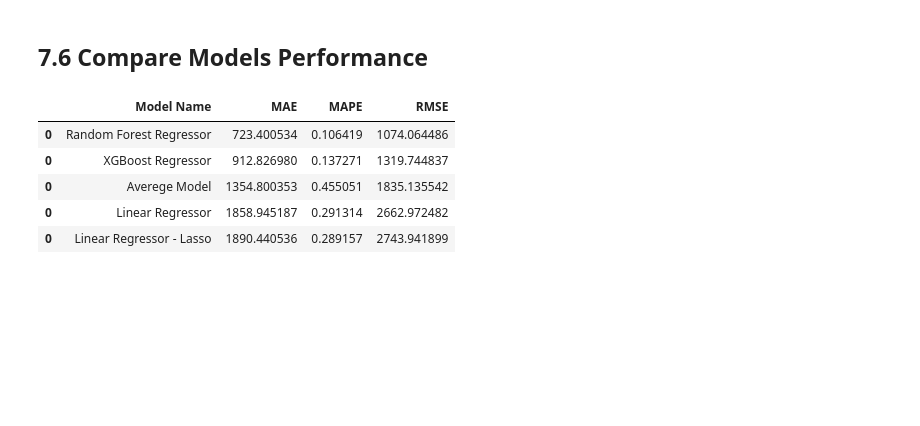
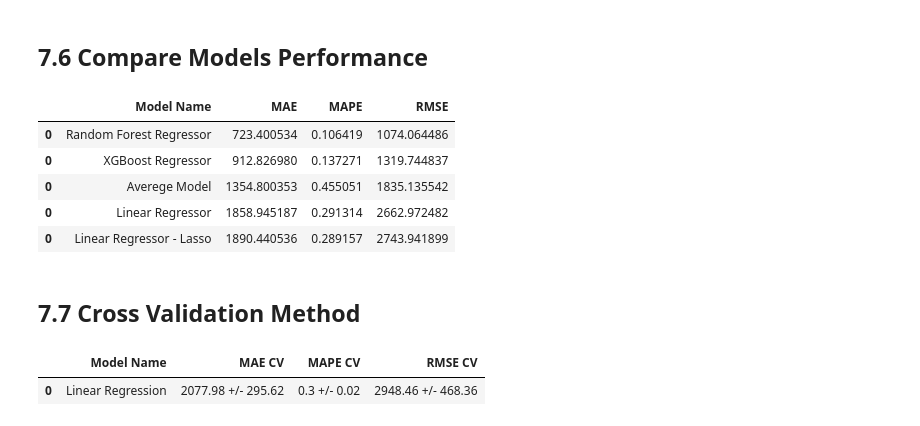
Before and after one commit to elielsantospaes/DS_em_Producao, a Jupyter notebook: Módulo_9_v1_store_sales_prediction.ipynb, the cells around one changed output. Drawn from its saved outputs; the diff is of its cells as text; code cells hidden in the pictures; blank space fills up the shorter version.

Commit message:
Implementacao da funcao de cross validation

```diff
--- a/Módulo_9_v1_store_sales_prediction.ipynb
+++ b/Módulo_9_v1_store_sales_prediction.ipynb
@@ -1101,3 +1129,18 @@ modeling_results.sort_values('RMSE')
 | 0 | Averege Model | 1354.800353 | 0.455051 | 1835.135542 |
 | 0 | Linear Regressor | 1858.945187 | 0.291314 | 2662.972482 |
 | 0 | Linear Regressor - Lasso | 1890.440536 | 0.289157 | 2743.941899 |
+# %% [markdown]
+## 7.7 Cross Validation Method
+# %%
+# Adding sales and date to columns selected by boruta.
+add_features = ['date','sales']
+cols_selected_boruta.extend(add_features)
+cols_selected_boruta_full = cols_selected_boruta.copy()
+# %%
+x_training = X_train[ cols_selected_boruta_full]
+# %%
+model = LinearRegression()
+cross_validation(x_training, 5, 'Linear Regression', model)
+# %% [output]
+|  | Model Name | MAE CV | MAPE CV | RMSE CV |
+| 0 | Linear Regression | 2077.98 +/- 295.62 | 0.3 +/- 0.02 | 2948.46 +/- 468.36 |
```
Also changed, not shown: parts of 6 cells of this notebook.
